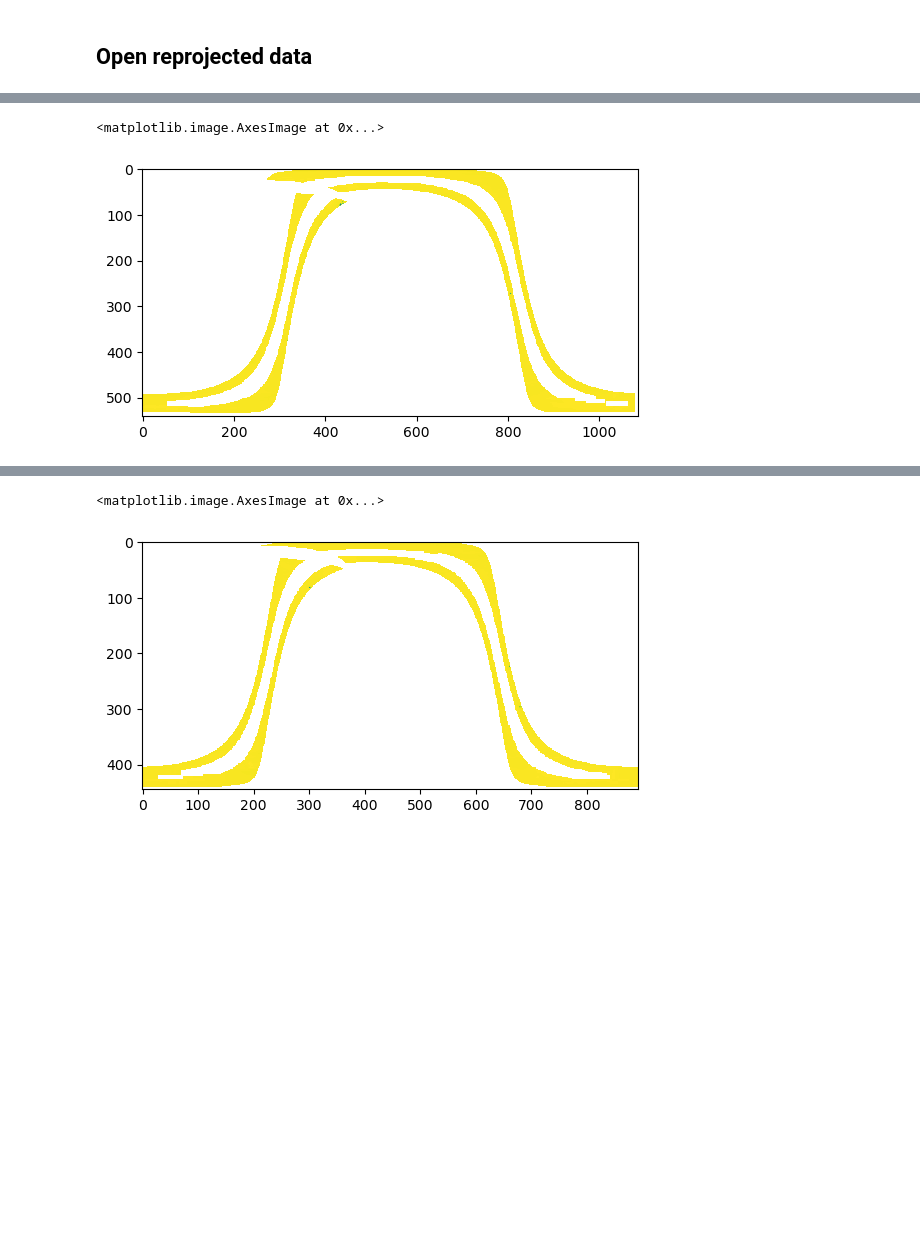
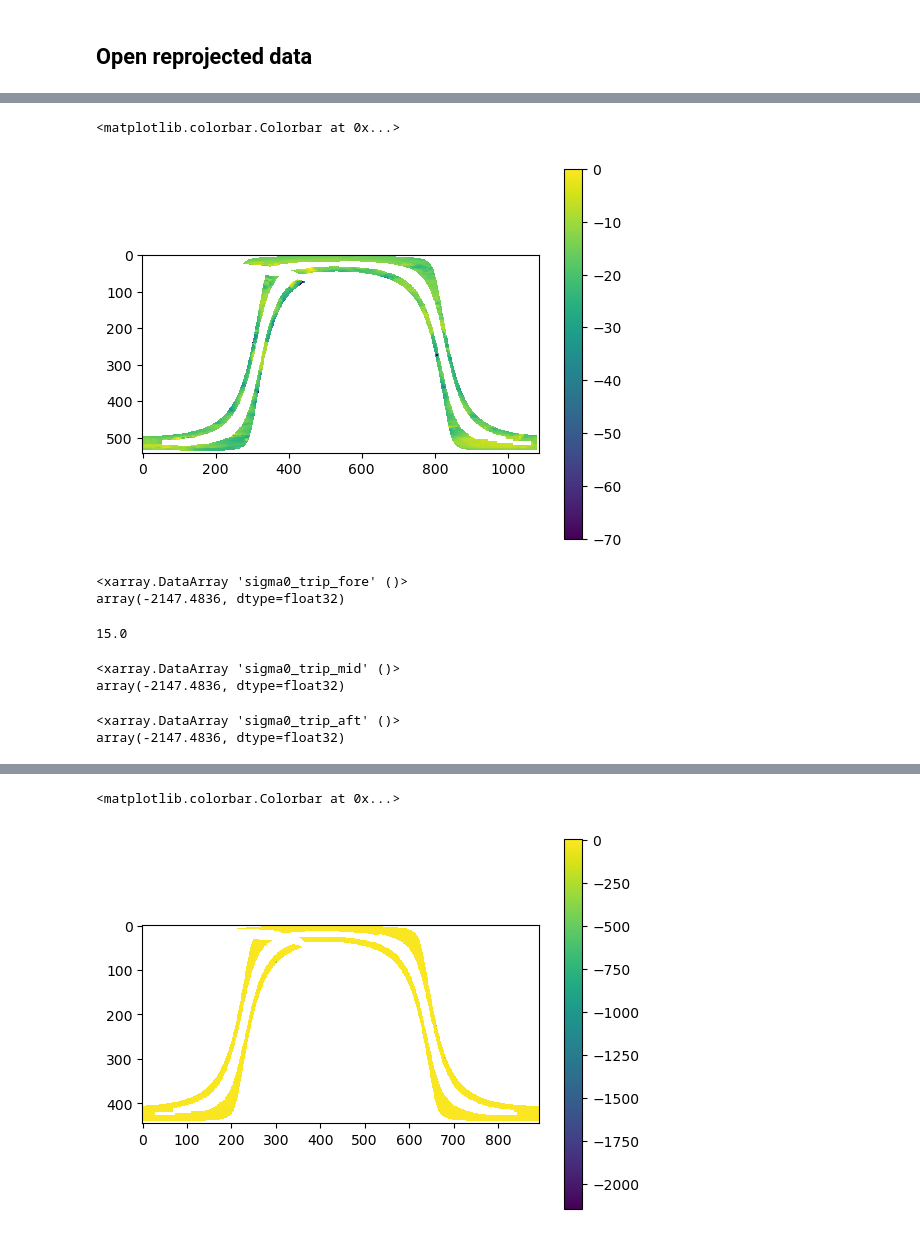
Before and after one commit to metno/machine-ocean-satdata, a Jupyter notebook: notebooks/ascat_sandbox.ipynb, the cells around one changed output, grey strips where cells are left out. Drawn from its saved outputs; the diff is of its cells as text; code cells hidden in the pictures; blank space fills up the shorter version.

```diff
--- a/notebooks/ascat_sandbox.ipynb
+++ b/notebooks/ascat_sandbox.ipynb
@@ -274,7 +274,13 @@ Data variables: (12/44)
     EPCT_software_name:        DataTailor
     EPCT_stretch_method:       null
 # %%
-plt.imshow(reproj_1['sigma0_trip_fore'])
+plt.imshow(reproj_1['sigma0_trip_fore'], vmax=0, vmin=-70)
+plt.colorbar()
 # %% [output]
-<matplotlib.image.AxesImage at 0x...>
+<matplotlib.colorbar.Colorbar at 0x...>
-[figure, old version]
+[figure, new version]
+# %%
+reproj_1['sigma0_trip_fore'].min()
+# %% [output]
+<xarray.DataArray 'sigma0_trip_fore' ()>
+array(-2147.4836, dtype=float32)
@@ -281,3 +289,17 @@ plt.imshow(reproj_1['sigma0_trip_fore'])
+# %%
+np.nansum(xr.where(reproj_1['sigma0_trip_fore'].values < -100, 1, np.nan))
+# %% [output]
+15.0
+# %%
+reproj_1['sigma0_trip_mid'].min()
+# %% [output]
+<xarray.DataArray 'sigma0_trip_mid' ()>
+array(-2147.4836, dtype=float32)
+# %%
+reproj_1['sigma0_trip_aft'].min()
+# %% [output]
+<xarray.DataArray 'sigma0_trip_aft' ()>
+array(-2147.4836, dtype=float32)
 # %%
 reproj_2 = xr.open_dataset(data_dir_reproj + fname_2)
 reproj_2
@@ -301,9 +323,10 @@ Data variables: (12/44)
     EPCT_stretch_method:       null
 # %%
 plt.imshow(reproj_2['sigma0_trip_fore'])
+plt.colorbar()
 # %% [output]
-<matplotlib.image.AxesImage at 0x...>
+<matplotlib.colorbar.Colorbar at 0x...>
-[figure, old version]
+[figure, new version]
 # %%
 fname_1 = 'W_XX-EUMETSAT-Darmstadt,SURFACE+SATELLITE,METOPA+ASCAT_C_EUMP_20171030140600_57238_eps_o_125_l1.nc'
 # %%
```
Also changed, not shown: parts of 6 cells of this notebook, 19 other files.
